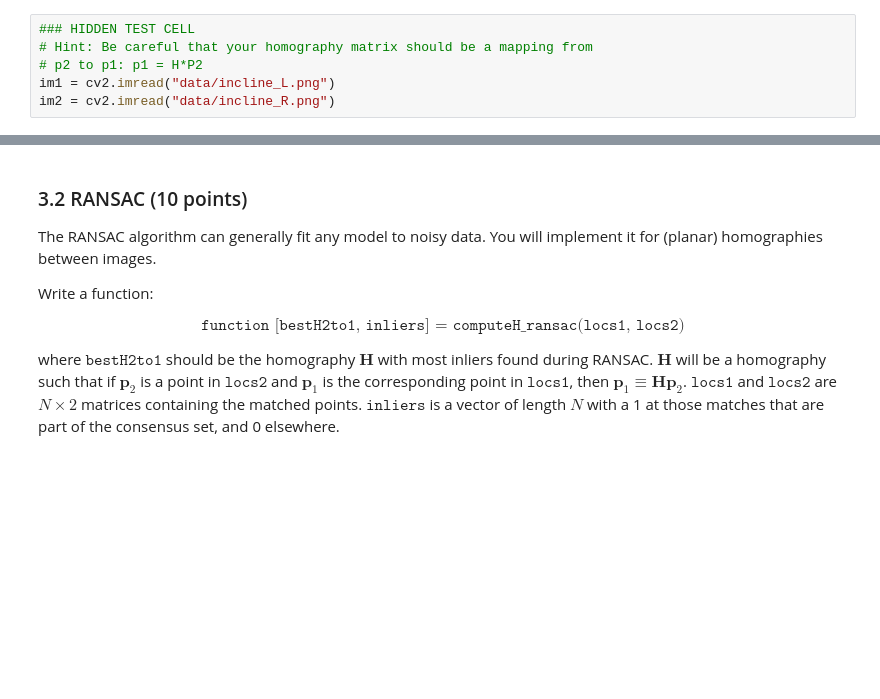
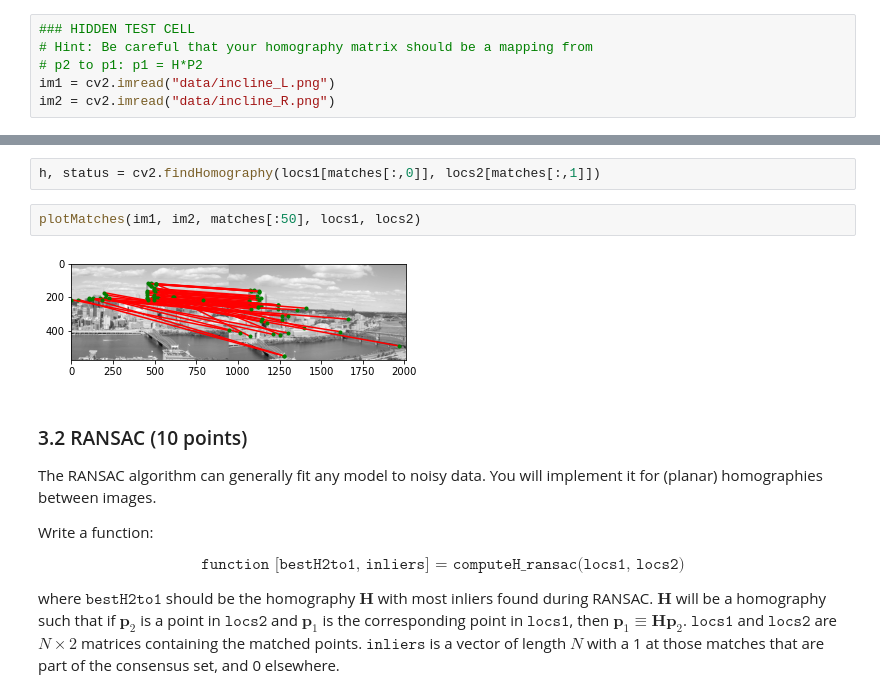
Before and after one commit to haleqiu/16720hw4, a Jupyter notebook: q3.ipynb, the cells around one changed output, grey strips where cells are left out. Drawn from its saved outputs; the diff is of its cells as text; blank space fills up the shorter version.

```diff
--- a/q3.ipynb
+++ b/q3.ipynb
@@ -72,3 +83,9 @@ H = computeH(np.transpose(locs1[matches[:,0]], (1,0)), np.transpose(locs2[matche
+# %%
+h, status = cv2.findHomography(locs1[matches[:,0]], locs2[matches[:,1]])
+# %%
+plotMatches(im1, im2, matches[:50], locs1, locs2)
+# %% [output]
+[figure, added]
 # %% [markdown]
 ### 3.2 RANSAC (10 points)
 
```
Also changed, not shown: parts of 11 cells of this notebook.
